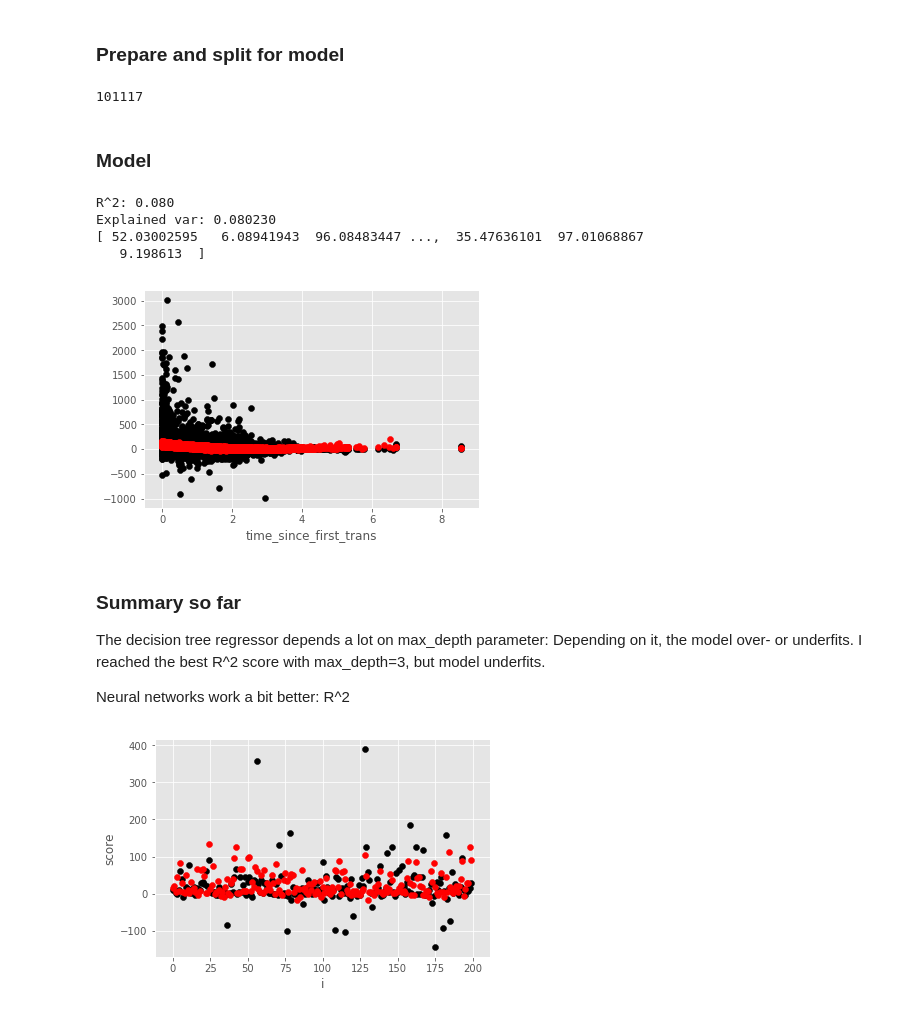
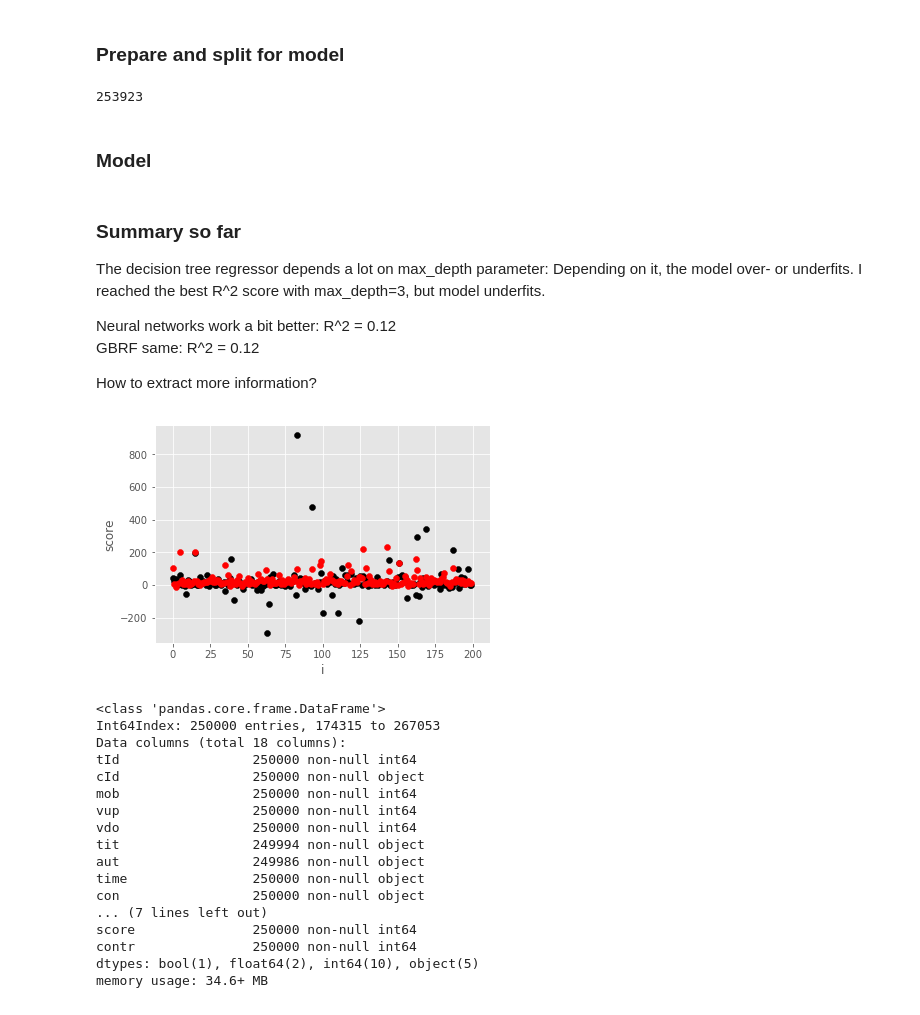
Before and after one commit to fdelia/bots, a Jupyter notebook: 4_prediction_model.ipynb, the cells around one changed output. Drawn from its saved outputs; the diff is of its cells as text; code cells hidden in the pictures.

Commit message:
tried gbrf

```diff
--- a/4_prediction_model.ipynb
+++ b/4_prediction_model.ipynb
@@ -20,8 +20,8 @@ import warnings
 warnings.filterwarnings('ignore')
 
 import pandas as pd
-df_art = pd.read_csv('articles_2017_08.csv')
-df_com = pd.read_csv('comments_2017_08.csv').sample(100000) # crop because battery life, skews data
+df_art = pd.read_csv('articles_2017_09.csv')
+df_com = pd.read_csv('comments_2017_09.csv').sample(250000) # crop because battery life, skews data
 # Make float better readable
 pd.options.display.float_format = '{:.3f}'.format
 # %% [markdown]
@@ -56,7 +56,7 @@ df_com['time_since_epoch'] = df_com['time'].apply(time_since_epoch)
 df_com['hour'] = df_com['time'].apply(get_hour_of_day)
 df_com['weekday'] = df_com['time'].apply(get_weekday) # 0 = Monday
 df_com['weekday_fl'] = df_com['time'].apply(get_weekday_float)
-df_com['weekday_hour'] = df_com['time'].apply(get_weekday_hour)
+#df_com['weekday_hour'] = df_com['time'].apply(get_weekday_hour)
 df_com['is_answer'] = df_com['tit'].apply(lambda x: str(x).startswith('@'))
 df_com['con_len'] = df_com['con'].apply(lambda x: len(x))
 df_com['con_num_words'] = df_com['con'].apply(lambda x: len(x.split()))
@@ -85,8 +85,8 @@ df_art['text_num_words'] = df_art['text'].apply(lambda x: len(str(x).split()))
 df_merge = pd.merge(left=df_com, right=df_art, left_on='tId', right_on='tId')
 
 # is empty: (= all comments correspond to an article)
-#print(df_merge[pd.isnull(df_merge['link'])])
-#df_merge[df_merge['vup']>1000]
+print(len(df_merge[pd.isnull(df_merge['tit'])]))
+df_merge = df_merge[pd.notnull(df_merge['tit'])]
 
 # Get order of comments per article
 df_merge_art = df_merge.sort_values(['tId', 'time_since_epoch']).groupby('tId')
@@ -99,5 +99,5 @@ def get_time_since_first(group):
     return group
 
 df_merge_art = df_merge_art.apply(get_time_since_first)
-print(df_merge_art.head(5))
+print(df_merge_art.head(3))
 # %% [output]
@@ -223,18 +221,17 @@ from sklearn.model_selection import train_test_split
 X_train, X_test, y_train, y_test = train_test_split(X, y, test_size=0.2, random_state=0)
 print(len(X))
 # %% [output]
-101117
+253923
 # %% [markdown]
 ### Model
 # %%
 from sklearn.preprocessing import StandardScaler, Normalizer, PolynomialFeatures
-from sklearn.metrics import r2_score, explained_variance_score
+from sklearn.metrics import r2_score, explained_variance_score, mean_squared_error
 from sklearn.pipeline import make_pipeline, Pipeline, FeatureUnion
 from sklearn.feature_selection import SelectKBest, f_regression
-from sklearn.linear_model import Ridge, ElasticNet
 #from sklearn.svm import LinearSVC
-from sklearn.tree import DecisionTreeRegressor
 from sklearn.neural_network import MLPRegressor
+from sklearn.ensemble import GradientBoostingRegressor
 from sklearn.decomposition import TruncatedSVD
 
 from sklearn.feature_extraction.text import TfidfVectorizer
@@ -270,16 +267,21 @@ model = Pipeline([
                 ('polynomialfeatures', PolynomialFeatures(degree=2)),
             ])),
 
-            ('words', Pipeline([
+            ('words_content', Pipeline([
                 ('selector', ItemSelector(key='con')),
-                ('tfidf', TfidfVectorizer(preprocessor=no_numbers)),
+                ('tfidf', TfidfVectorizer(max_df=0.7, preprocessor=no_numbers)),
                 ('best', TruncatedSVD(n_components=50)),
-                #('anova', SelectKBest(f_regression, k=50))
             ])),
+
+            #('words_text', Pipeline([
+            #    ('selector', ItemSelector(key='tit')),
+            #    ('tfidf', TfidfVectorizer(preprocessor=no_numbers)),
+            #    ('best', TruncatedSVD(n_components=5)),
+            #])),
         ]
     )),
-#    ('model', DecisionTreeRegressor(max_depth=3))
-    ('model', MLPRegressor(max_iter=10, hidden_layer_sizes=(100,)))
+    #('model', MLPRegressor(max_iter=50, hidden_layer_sizes=(100,)))
+    ('model', GradientBoostingRegressor(max_depth=3))
     #('model', SVC(kernel='linear', n_jobs=-1))
 ])
 
@@ -287,6 +289,7 @@ model.fit(X_train, y_train)
 y_pred = model.predict(X_test)
 print("R^2: %1.3f" % r2_score(y_test, y_pred))
 print("Explained var: {:3f}".format(explained_variance_score(y_test, y_pred)))
+#print("Mean squared error: %1.3f" % mean_squared_error(y_test, y_pred))
 print(y_pred)
 #print(classification_report(y_test, y_pred))
 
@@ -301,40 +304,54 @@ if False:
     from sklearn.model_selection import GridSearchCV
     param_grid = {
         'model__hidden_layer_sizes':[(50,), (100,), (200,), (100, 50)]
-#        'model__max_depth': list(range(1, 20)),
-#        'model__criterion': ['mse', 'friedman_mse', 'mae']
-#        'model__alpha': np.logspace(-1, 4, 6),
+#        'motdel__alpha': np.logspace(-1, 4, 6),
                  }
     grid = GridSearchCV(model, param_grid, cv=3)
     grid.fit(X_train, y_train)
 
     print(grid.best_params_)
-# %% [output]
-R^2: 0.080
-Explained var: 0.080230
-[ 52.03002595   6.08941943  96.08483447 ...,  35.47636101  97.01068867
-   9.198613  ]
-[figure, removed]
 # %% [markdown]
 ### Summary so far
 The decision tree regressor depends a lot on max_depth parameter: Depending on it, the model over- or underfits. I reached the best R^2 score with max_depth=3, but model underfits.
 
-Neural networks work a bit better: R^2
+Neural networks work a bit better: R^2 = 0.12
+GBRF same: R^2 = 0.12
+
+How to extract more information?
 # %%
 X_res = []; y_pred = []; y_act = []
 #for i, item in df.sample(200).iterrows():
 #    y_pred.append(model.predict([item]))
 #    y_act.append(item['score'])
 #    X_res.append(i)
 n = 200
 sample = df.sample(n)
 y_pred = model.predict(sample)
 y_act = sample['score']
 X_res = list(range(0, n))
 
 plt.scatter(X_res, y_act, color='black')
 plt.scatter(X_res, y_pred, color='red')
 plt.xlabel('i'); plt.ylabel('score')
 plt.show()
+
+df_com.info()
 # %% [output]
-[figure, old version]
+[figure, new version]
+<class 'pandas.core.frame.DataFrame'>
+Int64Index: 250000 entries, 174315 to 267053
+Data columns (total 18 columns):
+tId                 250000 non-null int64
+cId                 250000 non-null object
+mob                 250000 non-null int64
+vup                 250000 non-null int64
+vdo                 250000 non-null int64
+tit                 249994 non-null object
+aut                 249986 non-null object
+time                250000 non-null object
+con                 250000 non-null object
+... (7 lines left out)
+score               250000 non-null int64
+contr               250000 non-null int64
+dtypes: bool(1), float64(2), int64(10), object(5)
+memory usage: 34.6+ MB
```
Also changed, not shown: parts of 2 cells of this notebook.
